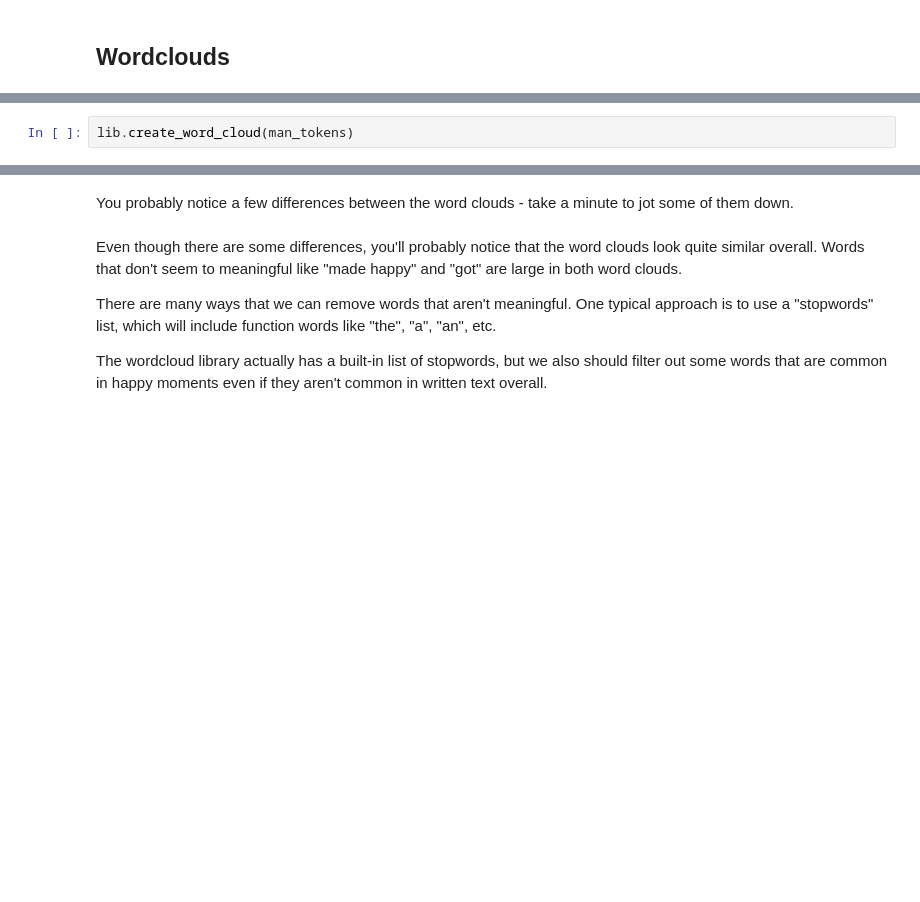
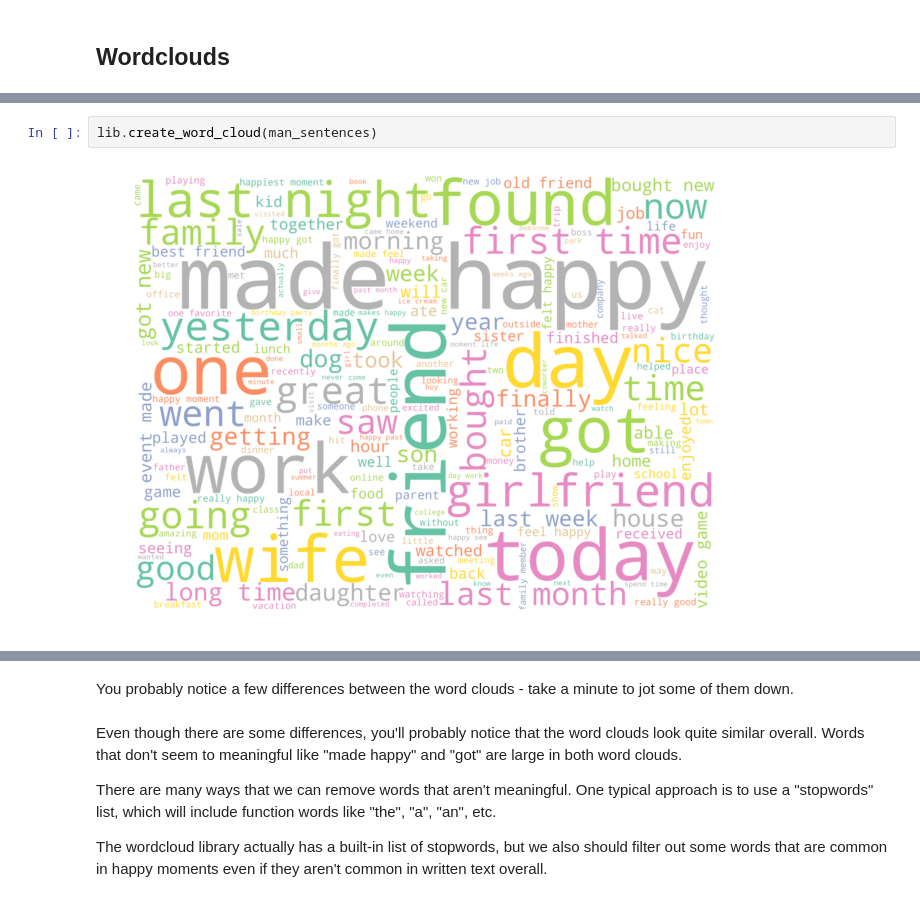
Before and after one commit to lbiester/AI4All-UM-NLP, a Jupyter notebook: 2_Basic_Language_Processing.ipynb, the cells around one changed output, grey strips where cells are left out. Cells and saved outputs as stored; diff of their text form; blank space fills up the shorter version.

```diff
--- a/2_Basic_Language_Processing.ipynb
+++ b/2_Basic_Language_Processing.ipynb
@@ -67,3 +70,5 @@ for hm in joined_data:
 # %%
-lib.create_word_cloud(man_tokens)
+lib.create_word_cloud(man_sentences)
+# %% [output]
+[figure, added]
 # %%
```
Also changed, not shown: parts of 23 cells of this notebook.
